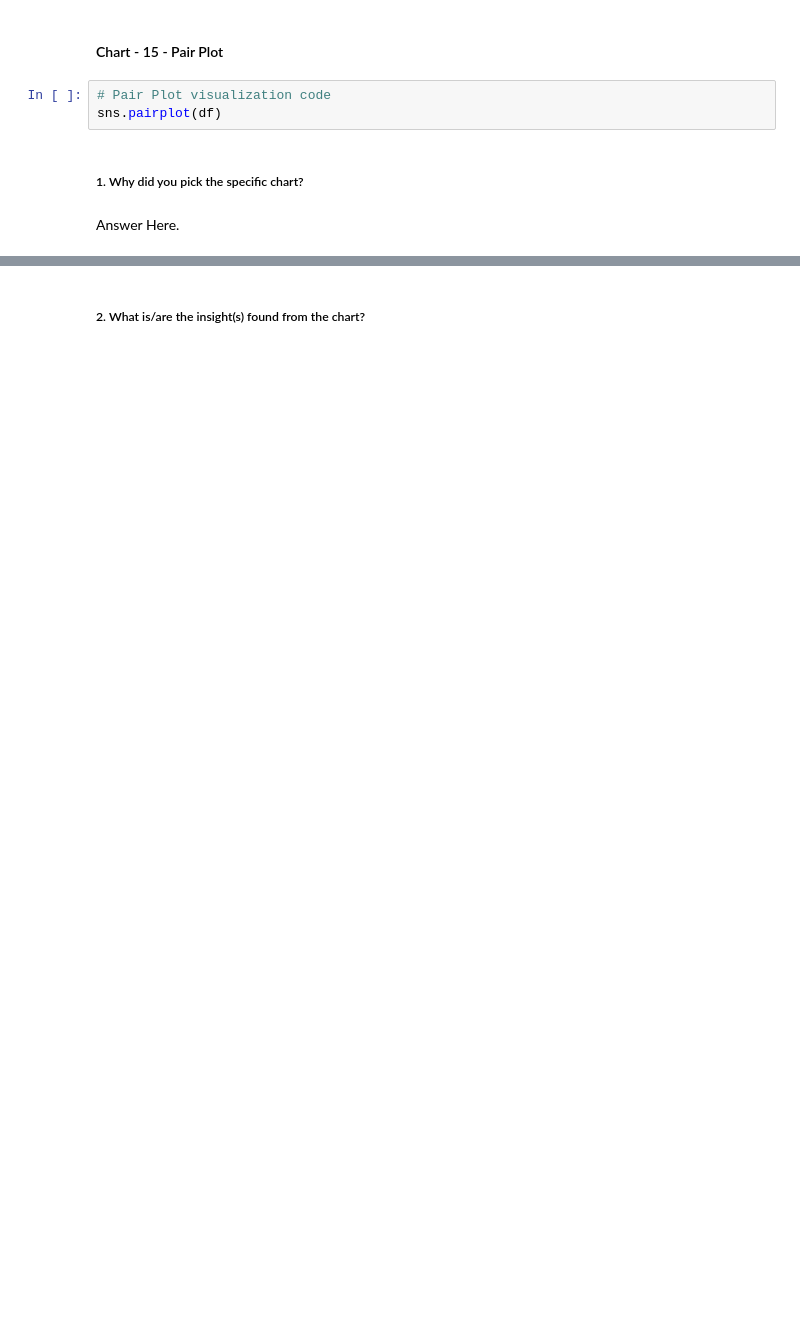
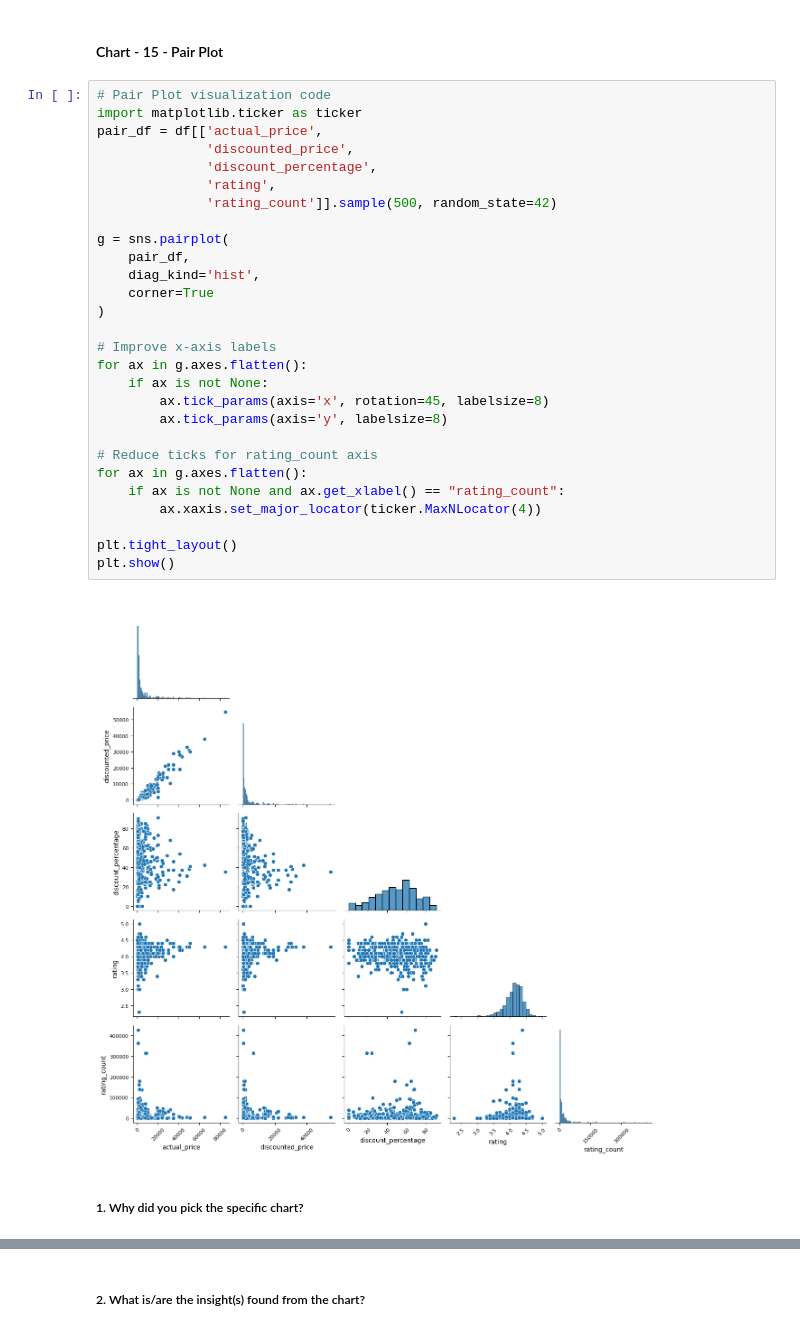
Before and after one commit to Sneha8126/ML---Unsupervised-Learning-Project, a Jupyter notebook: Sneha_copy_of_Sample_ML_Submission_Clustering_Template.ipynb, the cells around one changed output, grey strips where cells are left out. Saved outputs shown, nothing was run; the diff lists cells and outputs as text; blank space fills up the shorter version.

```diff
--- a/Sneha_copy_of_Sample_ML_Submission_Clustering_Template.ipynb
+++ b/Sneha_copy_of_Sample_ML_Submission_Clustering_Template.ipynb
@@ -1061,9 +1142,34 @@ Answer Here
 # %% [markdown]
 #### Chart - 15 - Pair Plot
-# %%
-# Pair Plot visualization code
-sns.pairplot(df)
+# %%
+# Pair Plot visualization code
+import matplotlib.ticker as ticker
+pair_df = df[['actual_price',
+              'discounted_price',
+              'discount_percentage',
+              'rating',
+              'rating_count']].sample(500, random_state=42)
+
+g = sns.pairplot(
+    pair_df,
+    diag_kind='hist',
+    corner=True
+)
+
+# Improve x-axis labels
+for ax in g.axes.flatten():
+    if ax is not None:
+        ax.tick_params(axis='x', rotation=45, labelsize=8)
+        ax.tick_params(axis='y', labelsize=8)
+
+# Reduce ticks for rating_count axis
+for ax in g.axes.flatten():
+    if ax is not None and ax.get_xlabel() == "rating_count":
+        ax.xaxis.set_major_locator(ticker.MaxNLocator(4))
+
+plt.tight_layout()
+plt.show()
+# %% [output]
+[figure, added]
 # %% [markdown]
 ##### 1. Why did you pick the specific chart?
-# %% [markdown]
-Answer Here.
```
Also changed, not shown: parts of 24 cells of this notebook.
